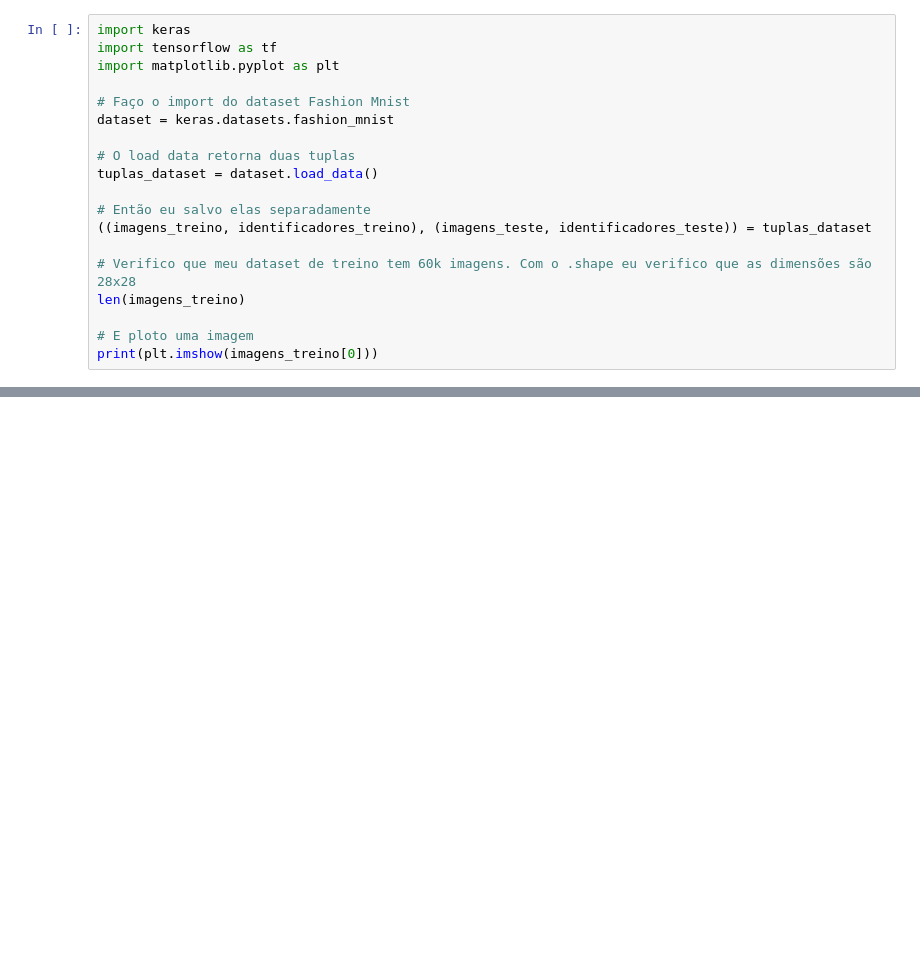
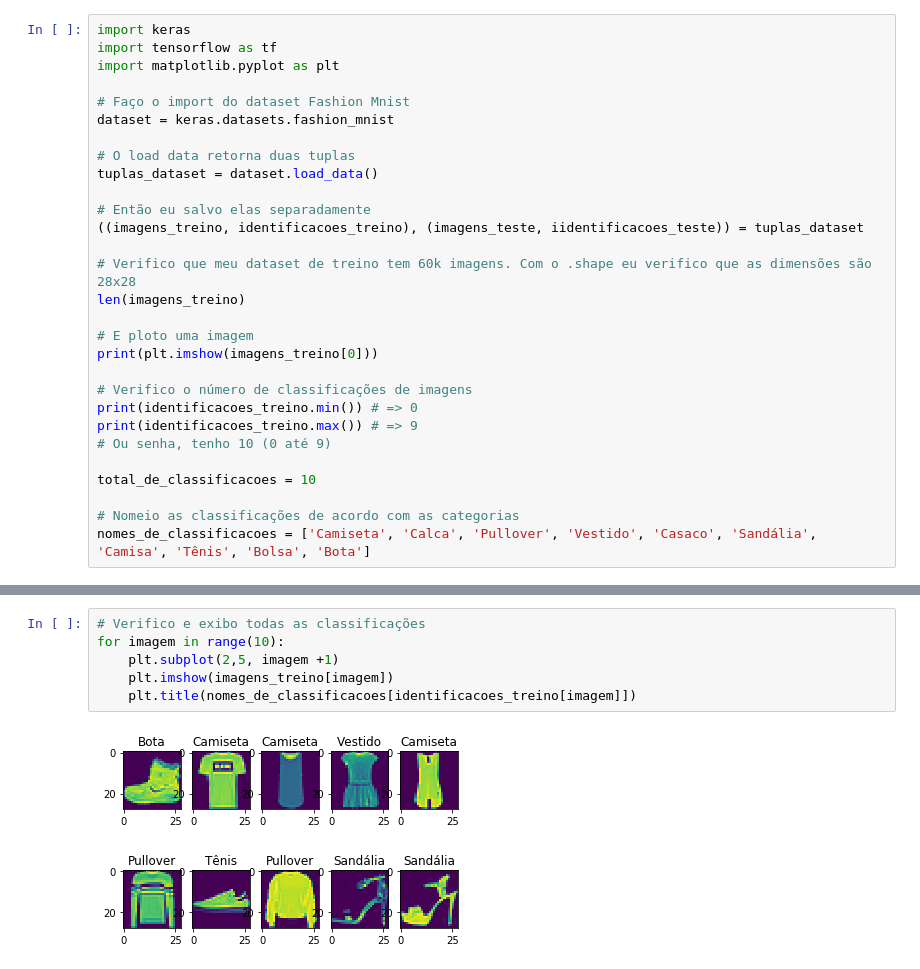
Before and after one commit to ebmm01/machineLearning, a Jupyter notebook: deep_learning/introducao/classificacao_roupas.ipynb, the cells around one changed output, grey strips where cells are left out. Saved outputs shown, nothing was run; the diff lists cells and outputs as text; blank space fills up the shorter version.

```diff
--- a/deep_learning/introducao/classificacao_roupas.ipynb
+++ b/deep_learning/introducao/classificacao_roupas.ipynb
@@ -10,12 +10,22 @@ dataset = keras.datasets.fashion_mnist
 tuplas_dataset = dataset.load_data()
 
 # Então eu salvo elas separadamente
-((imagens_treino, identificadores_treino), (imagens_teste, identificadores_teste)) = tuplas_dataset
+((imagens_treino, identificacoes_treino), (imagens_teste, iidentificacoes_teste)) = tuplas_dataset
 
 # Verifico que meu dataset de treino tem 60k imagens. Com o .shape eu verifico que as dimensões são 28x28
 len(imagens_treino)
 
 # E ploto uma imagem
 print(plt.imshow(imagens_treino[0]))
+
+# Verifico o número de classificações de imagens
+print(identificacoes_treino.min()) # => 0
+print(identificacoes_treino.max()) # => 9
+# Ou senha, tenho 10 (0 até 9)
+
+total_de_classificacoes = 10
+
+# Nomeio as classificações de acordo com as categorias
+nomes_de_classificacoes = ['Camiseta', 'Calca', 'Pullover', 'Vestido', 'Casaco', 'Sandália', 'Camisa', 'Tênis', 'Bolsa', 'Bota']
 # %% [output]
 AxesImage(54,36;334.8x217.44)
@@ -22 +34,9 @@ AxesImage(54,36;334.8x217.44)
 [figure]
+# %%
+# Verifico e exibo todas as classificações
+for imagem in range(10):
+    plt.subplot(2,5, imagem +1)
+    plt.imshow(imagens_treino[imagem])
+    plt.title(nomes_de_classificacoes[identificacoes_treino[imagem]])
+# %% [output]
+[figure, added]
```
Also changed, not shown: parts of 2 cells of this notebook.
